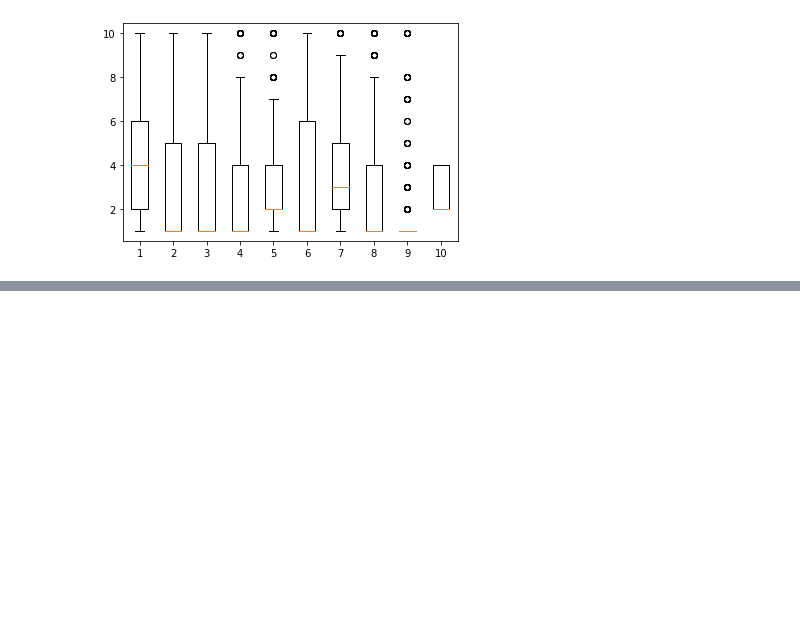
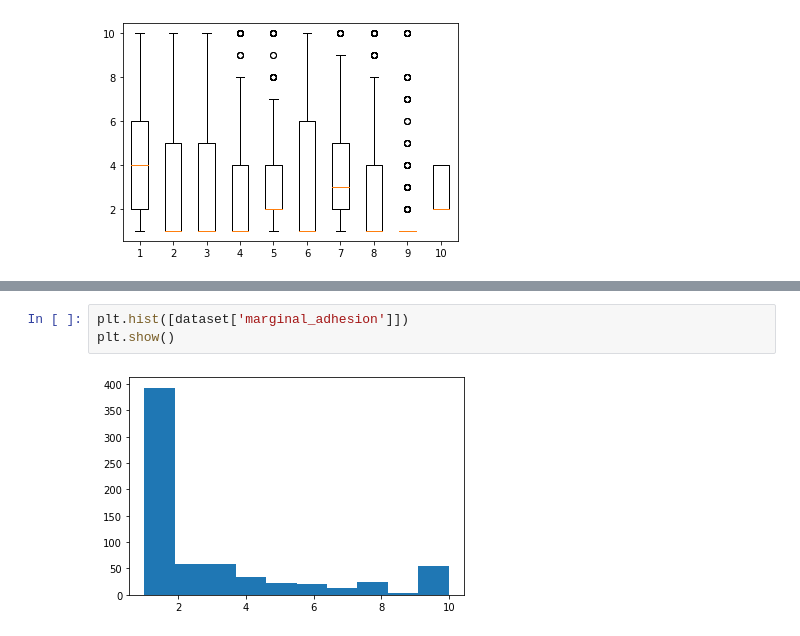
Before and after one commit to kyle-joseph/dss-lab-assignment-3, a Jupyter notebook: breast_cancer_winconsin.ipynb, the cells around one changed output, grey strips where cells are left out. Drawn from its saved outputs; the diff is of its cells as text; blank space fills up the shorter version.

```diff
--- a/breast_cancer_winconsin.ipynb
+++ b/breast_cancer_winconsin.ipynb
@@ -299,0 +317,5 @@ plt.show()
+# %%
+plt.hist([dataset['marginal_adhesion']])
+plt.show()
+# %% [output]
+[figure, added]
```
Also changed, not shown: parts of 10 cells of this notebook.
